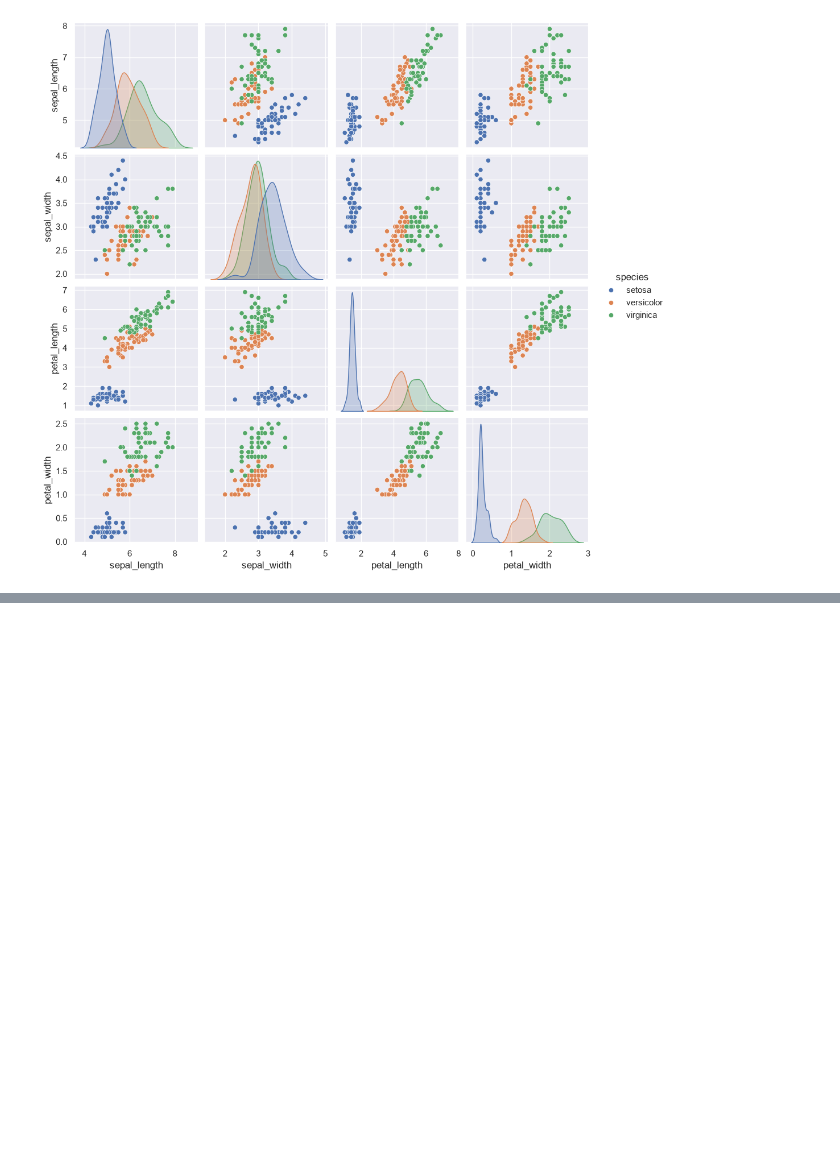
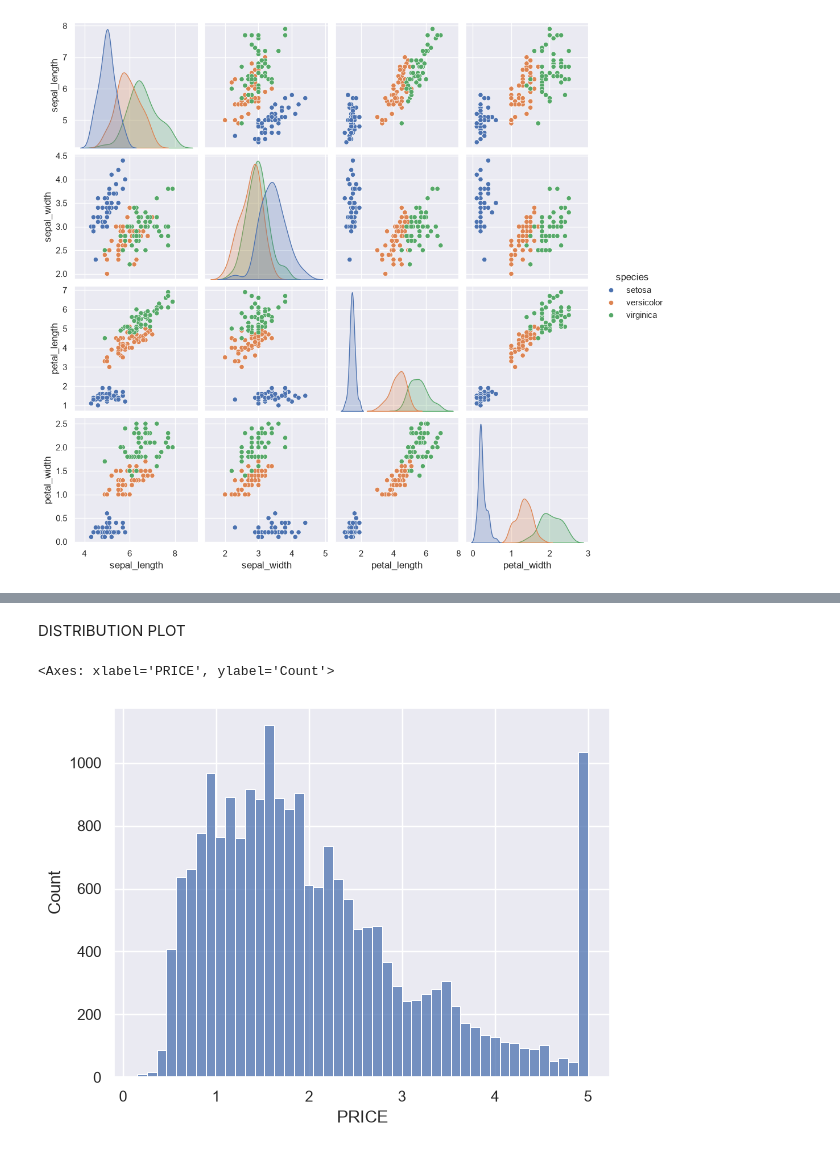
Before and after one commit to wepexrm-bot/machinelearning, a Jupyter notebook: seaborn.ipynb, the cells around one changed output, grey strips where cells are left out. Saved outputs shown, nothing was run; the diff lists cells and outputs as text; code cells hidden in the pictures; blank space fills up the shorter version.

```diff
--- a/seaborn.ipynb
+++ b/seaborn.ipynb
@@ -69,0 +105,9 @@ plt.show()
+# %%
+#house price dataset
+from sklearn.datasets import fetch_california_housing
+
+# Load the dataset
+california = fetch_california_housing()
+
+california_df = pd.DataFrame(california.data, columns=california.feature_names)
+california_df['PRICE'] = california.target
@@ -69,0 +139,7 @@ plt.show()
+# %% [markdown]
+DISTRIBUTION PLOT
+# %%
+sns.histplot(california_df['PRICE'])
+# %% [output]
+<Axes: xlabel='PRICE', ylabel='Count'>
+[figure, added]
```
Also changed, not shown: parts of 13 cells of this notebook, 3 other files.
